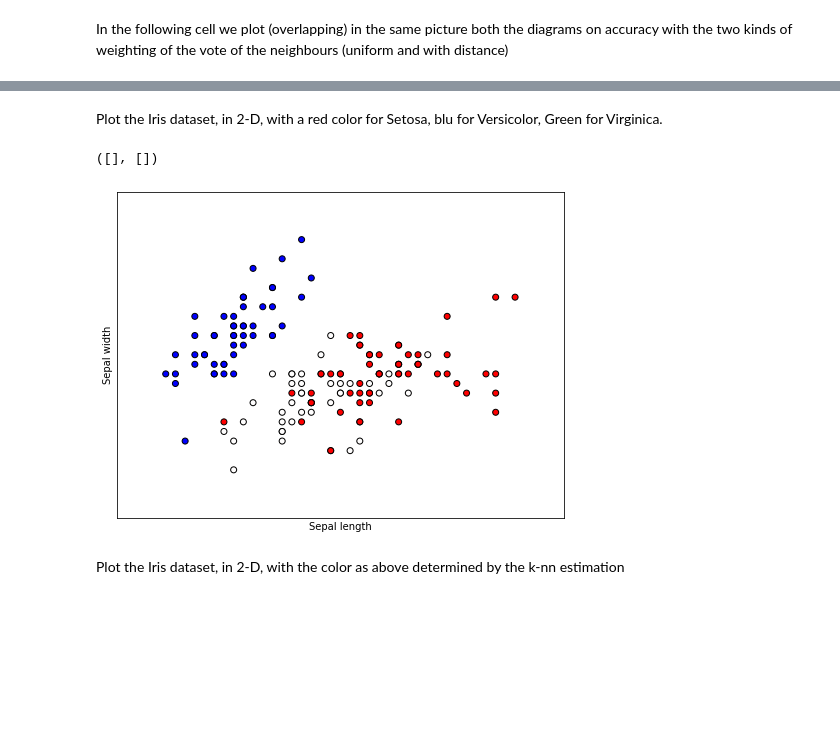
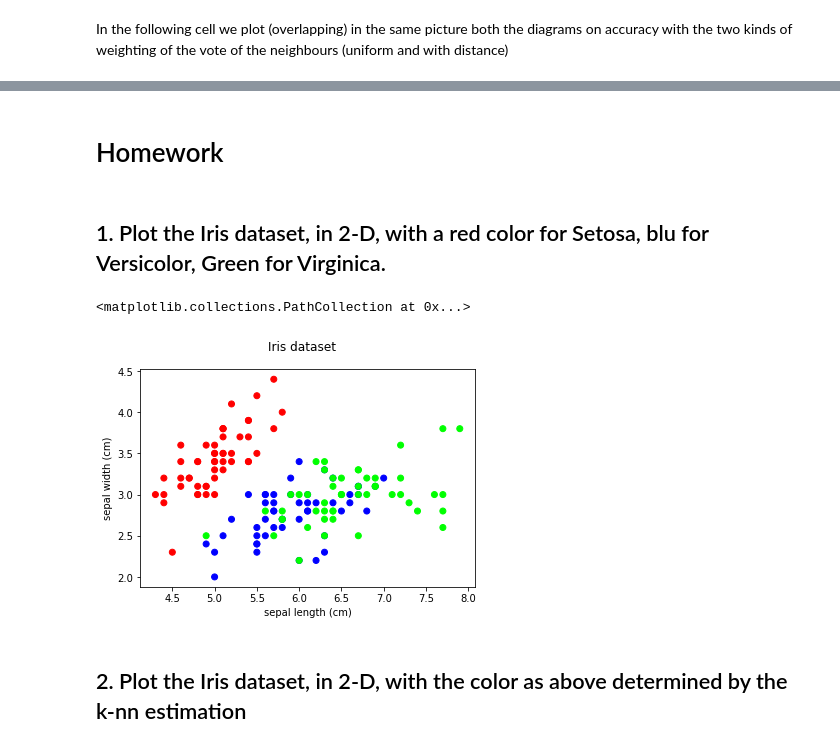
Before and after one commit to D3mianGianoz/Machine-Learning, a Jupyter notebook: Distance Based Models/classification_iris_knn_aa_20_21.ipynb, the cells around one changed output, grey strips where cells are left out. Cells and saved outputs as stored; diff of their text form; code cells hidden in the pictures; blank space fills up the shorter version.

Commit message:
Auto stash before merge of "master" and "origin/master"

```diff
--- a/Distance Based Models/classification_iris_knn_aa_20_21.ipynb
+++ b/Distance Based Models/classification_iris_knn_aa_20_21.ipynb
@@ -151,23 +156,35 @@ best accuracy=0.9666666666666667
 # %%
+import numpy as np
+from numpy import zeros
+from sklearn import neighbors
+from sklearn.datasets import load_iris
+iris = load_iris()
+from sklearn.model_selection import train_test_split
+
+import matplotlib.pyplot as plt
+
+X_train, X_test, y_train, y_test = train_test_split(iris.data, iris.target, test_size=0.4, random_state=0)
+
 i=0  #parameter in the control of the subplot to draw on'
 f,(ax1, ax2) = plt.subplots(1, 2, sharey=True)
 for weight_type in ['uniform','distance']:
     print("weighting:"+str(weight_type))
     A=np.zeros(len(y_train), dtype=np.float) # for storing accuracies
-    best_accuracy =0
-    best_k = 1
+    best_accuracy=0
+    best_k=1
     for n_neighbors in np.arange(1,len(y_train)+1):
         clf_knn2 = neighbors.KNeighborsClassifier(n_neighbors, weights=weight_type)
+        # (n_neighbors=5, weights='uniform', algorithm='auto', leaf_size=30, p=2, metric='minkowski', metric_params=None, n_jobs=1, **kwargs)
         clf_knn2.fit(X_train, y_train)
         index=n_neighbors-1
         A[index]=clf_knn2.score(X_test, y_test)
         if best_accuracy<clf_knn2.score(X_test, y_test):
             best_accuracy=clf_knn2.score(X_test, y_test)
             best_k=n_neighbors
-        # print("k neighbors="+str(n_neighbors))
-        # print("accuracy="+str(clf_knn2.score(X_test, y_test)))
+        print("k neighbors="+str(n_neighbors))
+        print("accuracy="+str(clf_knn2.score(X_test, y_test)))
 
-
+    print("\n")
     print("best k="+str(best_k))
     print("best accuracy="+str(best_accuracy))
     if i==0:
@@ -176,7 +193,6 @@ for weight_type in ['uniform','distance']:
     else:
         ax2.plot(np.arange(1,len(y_train)+1),A)
         ax2.set_title('weighting type:'+str(weight_type))
-    print("\n")
     i=i+1
 
 plt.show()
@@ -242,32 +283,24 @@ best accuracy=0.9666666666666667
 [figure]
+# %% [markdown]
+# Homework
 # %% [markdown]
-Plot the Iris dataset, in 2-D, with a red color for Setosa, blu for Versicolor, Green for Virginica.
+## 1. Plot the Iris dataset, in 2-D, with a red color for Setosa, blu for Versicolor, Green for Virginica.
-# %%
-# we only take the first two features.
-X = iris.data[:, :2]
-y = iris.target
-n_samples, n_features = X.shape
-
-x_min, x_max = X[:, 0].min() - .5, X[:, 0].max() + .5
-y_min, y_max = X[:, 1].min() - .5, X[:, 1].max() + .5
-
-plt.figure(2, figsize=(8, 6))
-plt.clf()
-
-Diverging = ['PiYG', 'PRGn', 'BrBG', 'PuOr', 'RdGy', 'RdBu',
-            'RdYlBu', 'RdYlGn', 'Spectral', 'coolwarm', 'bwr', 'seismic']
-
-# Plot the training points
-plt.scatter(X[:, 0], X[:, 1], c=y, cmap='bwr', edgecolor='k')
-plt.xlabel('Sepal length')
-plt.ylabel('Sepal width')
-
-plt.xlim(x_min, x_max)
-plt.ylim(y_min, y_max)
-plt.xticks(())
-plt.yticks(())
-# %% [output]
-([], [])
-[figure, removed]
+# %%
+# We choose to use only the first two features in order to be able to display the points in a 2D space
+
+c_mapping = [[255,0,0], [0,0,255], [0,255,0]]
+X = iris.data
+y = iris.target
+colors = np.array([c_mapping[y[i]] for i in range(y.shape[0])]) / 255
+
+fig = plt.figure()
+fig.suptitle('Iris dataset')
+sp1 = fig.add_subplot()
+sp1.set_xlabel(iris.feature_names[0])
+sp1.set_ylabel(iris.feature_names[1])
+sp1.scatter(X[:,0], X[:,1], c=colors)
+# %% [output]
+<matplotlib.collections.PathCollection at 0x...>
+[figure, added]
 # %% [markdown]
-Plot the Iris dataset, in 2-D, with the color as above determined by the k-nn estimation
+## 2. Plot the Iris dataset, in 2-D, with the color as above determined by the k-nn estimation
```
Also changed, not shown: parts of 23 cells of this notebook, 1 other file.
